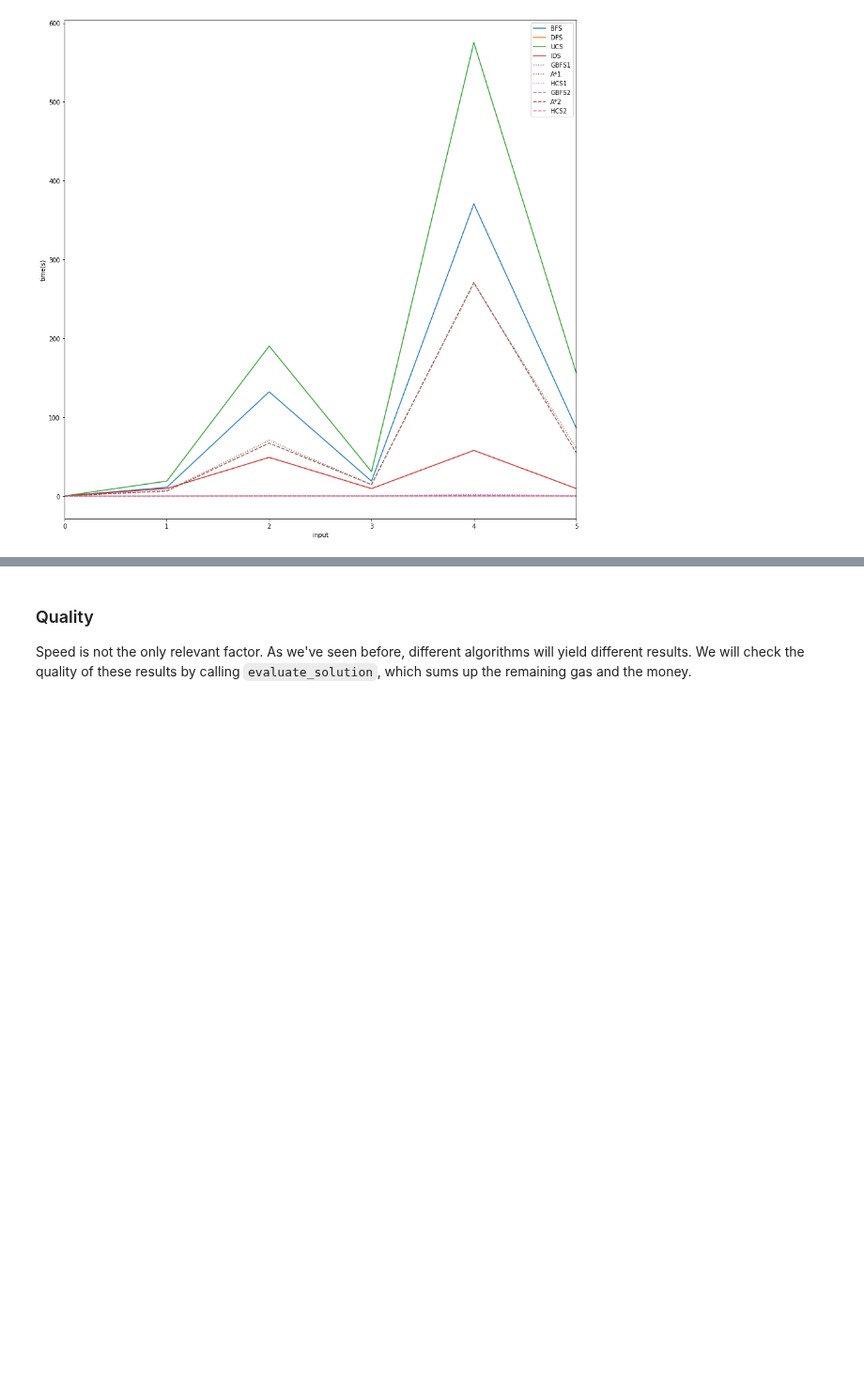
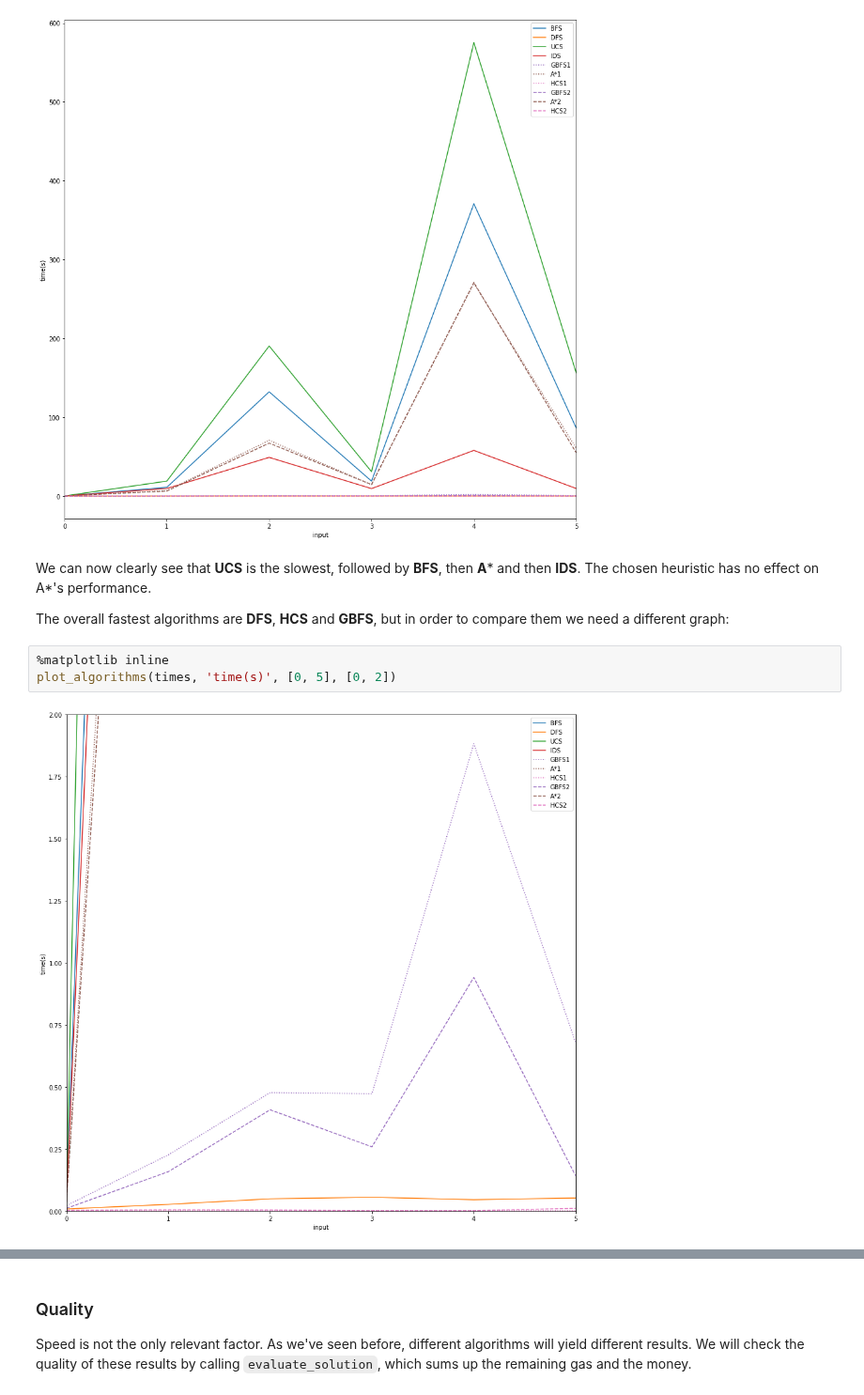
Before and after one commit to IoanaAlexandru/hw-ia-1, a Jupyter notebook: tema1.ipynb, the cells around one changed output, grey strips where cells are left out. Shown at 94% size. Drawn from its saved outputs; the diff is of its cells as text; blank space fills up the shorter version.

```diff
--- a/tema1.ipynb
+++ b/tema1.ipynb
@@ -1085,3 +1135,12 @@ Now to plot the data we just gathered:
 plot_algorithms(times, 'time(s)')
 # %% [output]
 [figure]
+# %% [markdown]
+We can now clearly see that **UCS** is the slowest, followed by **BFS**, then **A*** and then **IDS**. The chosen heuristic has no effect on A*'s performance.
+
+The overall fastest algorithms are **DFS**, **HCS** and **GBFS**, but in order to compare them we need a different graph:
+# %%
+%matplotlib inline
+plot_algorithms(times, 'time(s)', [0, 5], [0, 2])
+# %% [output]
+[figure, added]
```
Also changed, not shown: parts of 21 cells of this notebook.
